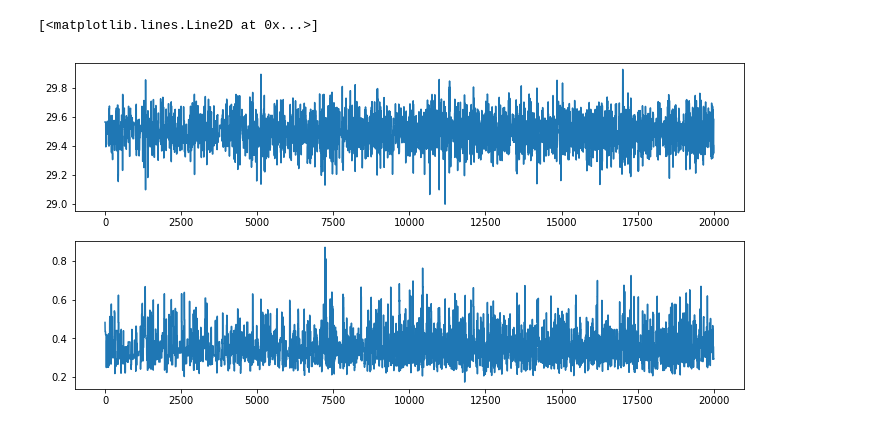
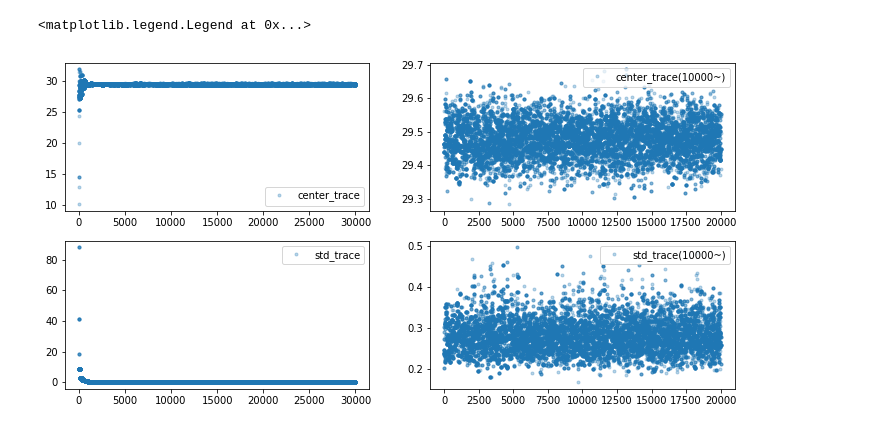
Before and after one commit to tok41/choco-ball-statistics, a Jupyter notebook: analysis/estimate-net-weight.ipynb, the cells around one changed output. Cells and saved outputs as stored; diff of their text form; code cells hidden in the pictures.

Commit message:
update estimate-net-weight

```diff
--- a/analysis/estimate-net-weight.ipynb
+++ b/analysis/estimate-net-weight.ipynb
@@ -86,10 +88,21 @@ estimate_std : 0.355042372385
-# %%
-plt.figure(figsize=(12, 6))
-plt.subplot(2,1,1)
-plt.plot(center_trace, label="center_trace")
-
-plt.subplot(2,1,2)
-plt.plot(std_trace, label="center_trace")
-# %% [output]
-[<matplotlib.lines.Line2D at 0x...>]
-[figure, removed]
+# %%
+plt.figure(figsize=(12, 6))
+plt.subplot(2,2,1)
+plt.plot(center_trace, '.', alpha=0.3, label="center_trace")
+plt.legend()
+
+plt.subplot(2,2,2)
+plt.plot(center_trace[10000:], '.', alpha=0.3, label="center_trace(10000~)")
+plt.legend()
+
+plt.subplot(2,2,3)
+plt.plot(std_trace, '.', alpha=0.3, label="std_trace")
+plt.legend()
+
+plt.subplot(2,2,4)
+plt.plot(std_trace[10000:], '.', alpha=0.3, label="std_trace(10000~)")
+plt.legend()
+#plt.savefig("trace_plot_net_weight.png")
+# %% [output]
+<matplotlib.legend.Legend at 0x...>
+[figure, added]
```
Also changed, not shown: parts of 23 cells of this notebook, 1 other file.
